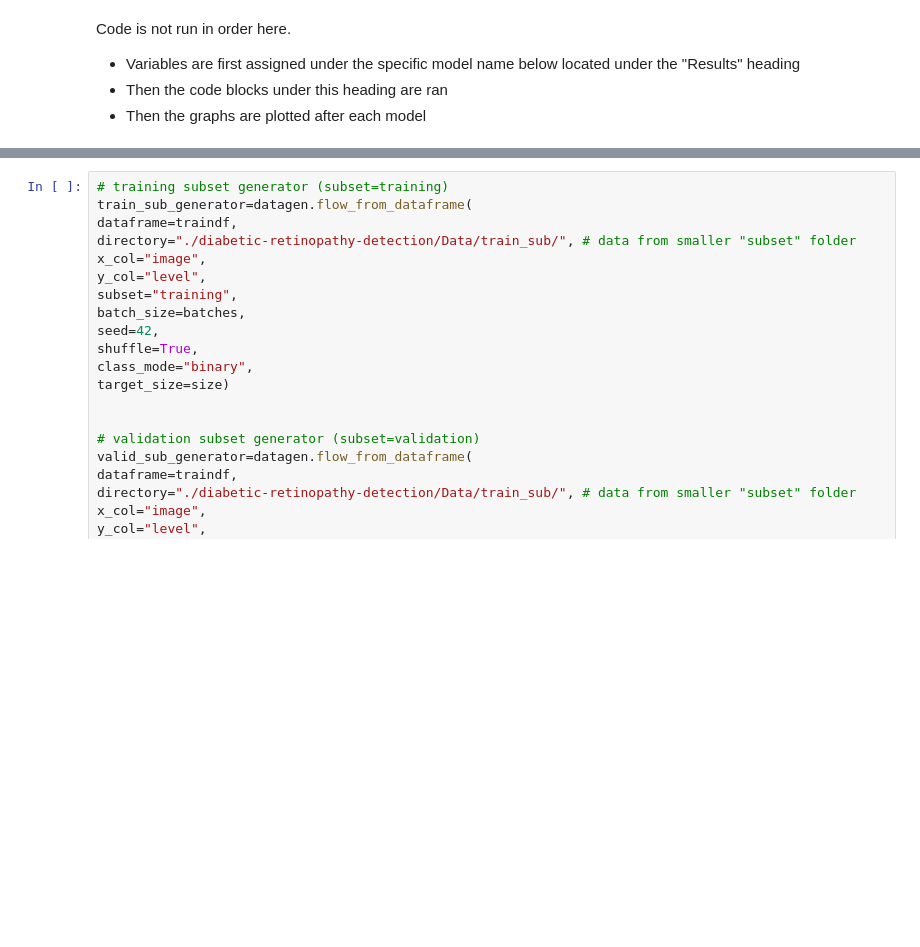
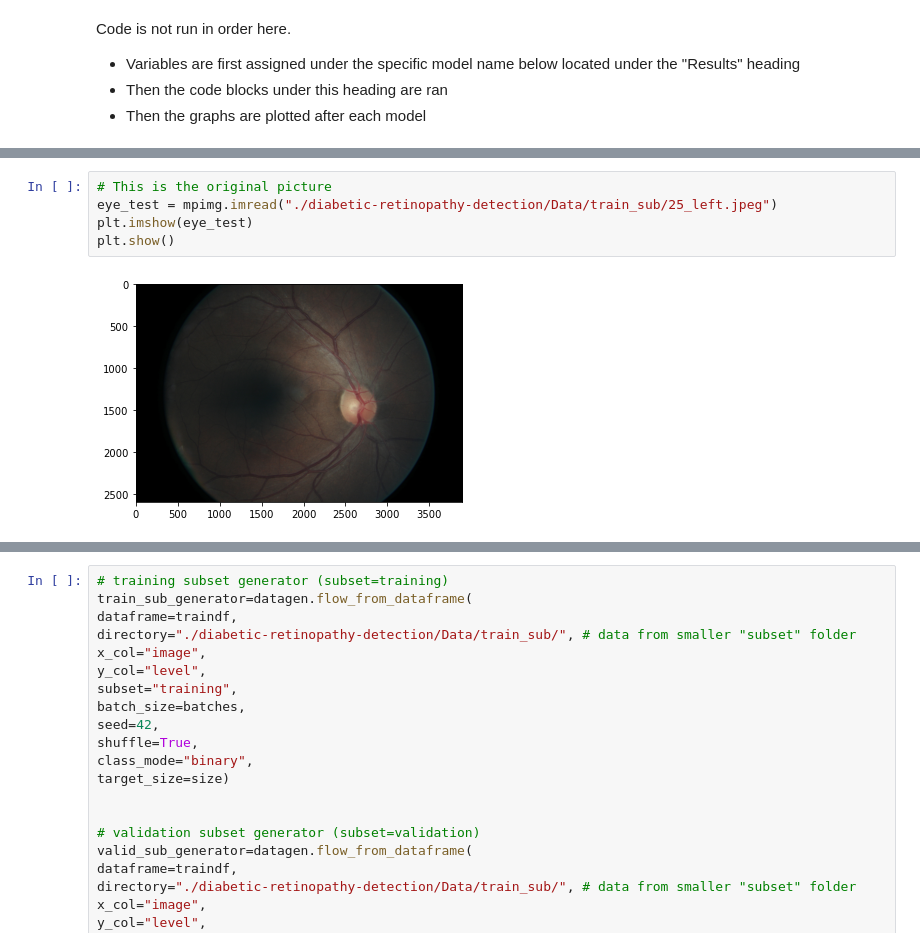
Before and after one commit to jonniebrown/Classifying-Diabetic-Retinopathy-with-CNN, a Jupyter notebook: Notebooks/binary_tuning.ipynb, the cells around one changed output, grey strips where cells are left out. Saved outputs shown, nothing was run; the diff lists cells and outputs as text; blank space fills up the shorter version.

```diff
--- a/Notebooks/binary_tuning.ipynb
+++ b/Notebooks/binary_tuning.ipynb
@@ -84,0 +125,7 @@ Code is not run in order here.
+# %%
+# This is the original picture
+eye_test = mpimg.imread("./diabetic-retinopathy-detection/Data/train_sub/25_left.jpeg")
+plt.imshow(eye_test)
+plt.show()
+# %% [output]
+[figure, added]
```
Also changed, not shown: parts of 20 cells of this notebook.
